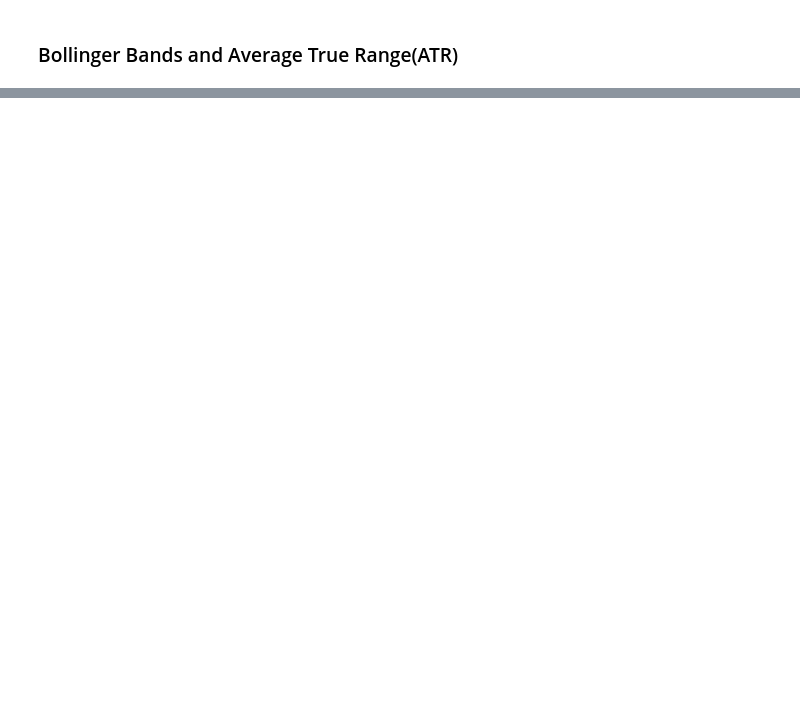
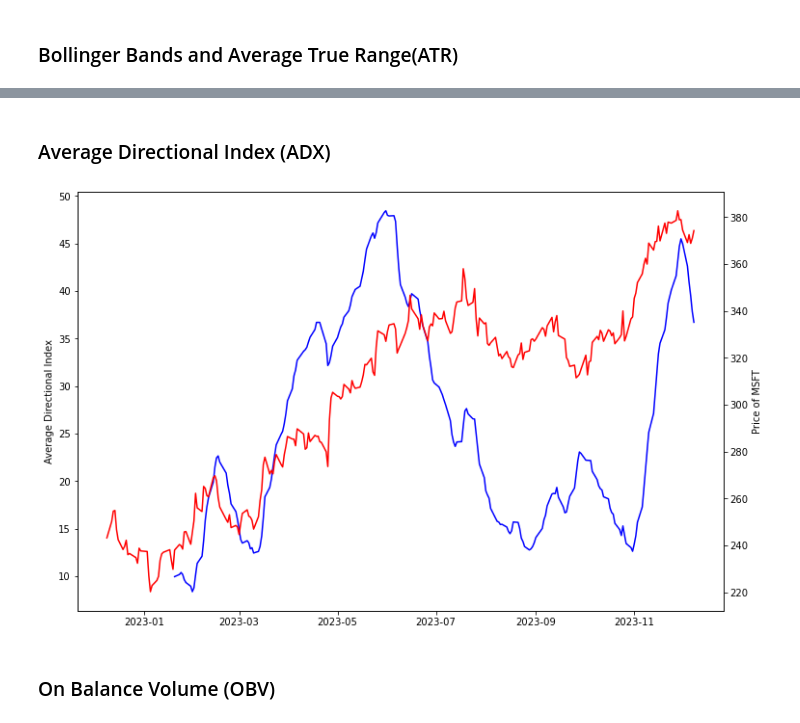
Before and after one commit to durianboy17/Technical-Analysis, a Jupyter notebook: Technical Analysis.ipynb, the cells around one changed output, grey strips where cells are left out. Drawn from its saved outputs; the diff is of its cells as text; code cells hidden in the pictures; blank space fills up the shorter version.

```diff
--- a/Technical Analysis.ipynb
+++ b/Technical Analysis.ipynb
@@ -141,0 +146,2 @@ plt.show()
+# %% [markdown]
+### Average Directional Index (ADX)
@@ -141,0 +196,13 @@ plt.show()
+# %%
+fig, ax1 = plt.subplots(figsize = (12,8))
+ax1.set_ylabel("Average Directional Index")
+
+ax1.plot(ADX(df, 14), color = "blue")
+ax2 = ax1.twinx()
+ax2.plot(df["Adj Close"], color = "red")
+plt.ylabel(f"Price of {ticker}")
+plt.show()
+# %% [output]
+[figure, added]
+# %% [markdown]
+### On Balance Volume (OBV)
```
Also changed, not shown: parts of 8 cells of this notebook.
